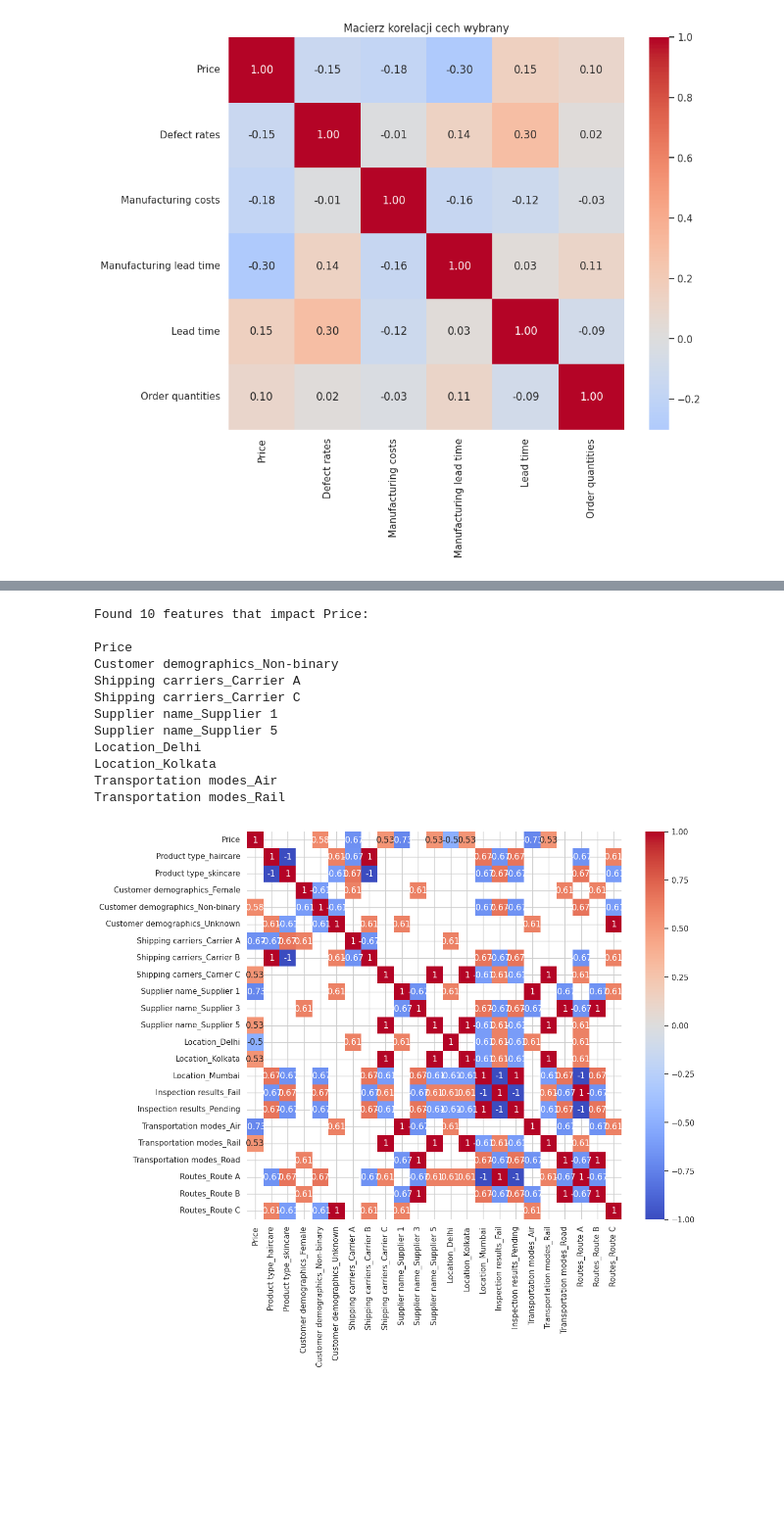
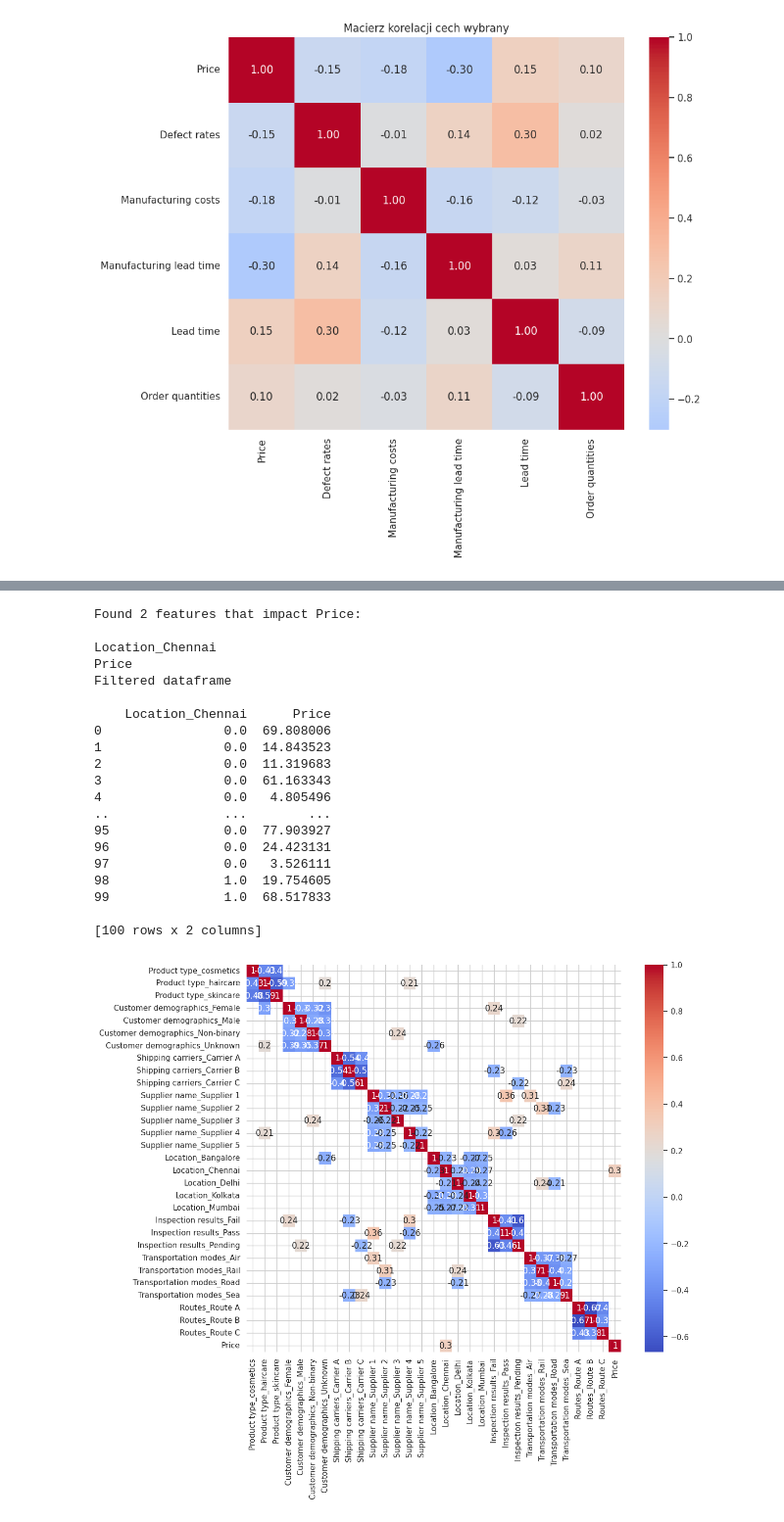
Before and after one commit to Wikar235/knime_forecast, a Jupyter notebook: notebooks/analysis.ipynb, the cells around one changed output, grey strips where cells are left out. Shown at 98% size. Cells and saved outputs as stored; diff of their text form; code cells hidden in the pictures; blank space fills up the shorter version.

Commit message:
data processing, model selection

```diff
--- a/notebooks/analysis.ipynb
+++ b/notebooks/analysis.ipynb
@@ -121,0 +112,3 @@ ValueError: Shape of passed values is (5, 1), indices imply (5, 22)
+# %%
+one_hot_features = pd.DataFrame(x_encoded.toarray(), columns=cat_column_names)
+one_hot_features.head()
@@ -122,39 +123,46 @@ ValueError: Shape of passed values is (5, 1), indices imply (5, 22)
 # %%
+# Add 'Price' column
+ohe_df = pd.concat([one_hot_features, df['Price']], axis=1)
+
 corr_matrix = ohe_df.corr(numeric_only=True)
 
-# Filter for correlations above 0.5 or below -0.5
-high_corr = corr_matrix[(corr_matrix > 0.5) | (corr_matrix < -0.5)]
-
+# Heatmap with correlations above 0.3 or below -0.3
+high_corr = corr_matrix[(corr_matrix > 0.2) | (corr_matrix < -0.2)]
 plt.figure(figsize=(12, 10))
 sns.heatmap(high_corr, annot=True, cmap='coolwarm')
 
-# 1. Get the correlation of everything relative to 'Price'
+# Get features that strongly correlate with Price (above 0.5 or below -0.5)
 price_correlations = ohe_df.corr(numeric_only=True)['Price']
+correlated_features = price_correlations[price_correlations.abs() > 0.2].index.tolist()
 
-# 2. Filter for those above 0.5 or below -0.5
-# We use .abs() to catch both red (positive) and blue (negative) squares
-logic_mask = price_correlations.abs() > 0.5
-
-# 3. Create your variable with the column names
-correlated_features = price_correlations[logic_mask].index.tolist()
-
-# 4. (Optional) Create a new DataFrame with just these important columns
+# Create filtered DataFrame with only important columns
 df_filtered = ohe_df[correlated_features]
 
 print(f"Found {len(correlated_features)} features that impact Price:\n")
 for feature in correlated_features:
     print(feature)
+
+print("Filtered dataframe\n")
+print(df_filtered)
 # %% [output]
-Found 10 features that impact Price:
+Found 2 features that impact Price:
 
+Location_Chennai
 Price
-Customer demographics_Non-binary
-Shipping carriers_Carrier A
-Shipping carriers_Carrier C
-Supplier name_Supplier 1
-Supplier name_Supplier 5
-Location_Delhi
-Location_Kolkata
-Transportation modes_Air
-Transportation modes_Rail
+Filtered dataframe
+
+    Location_Chennai      Price
+0                0.0  69.808006
+1                0.0  14.843523
+2                0.0  11.319683
+3                0.0  61.163343
+4                0.0   4.805496
+..               ...        ...
+95               0.0  77.903927
+96               0.0  24.423131
+97               0.0   3.526111
+98               1.0  19.754605
+99               1.0  68.517833
+
+[100 rows x 2 columns]
-[figure, old version]
+[figure, new version]
```
Also changed, not shown: parts of 16 cells of this notebook.
